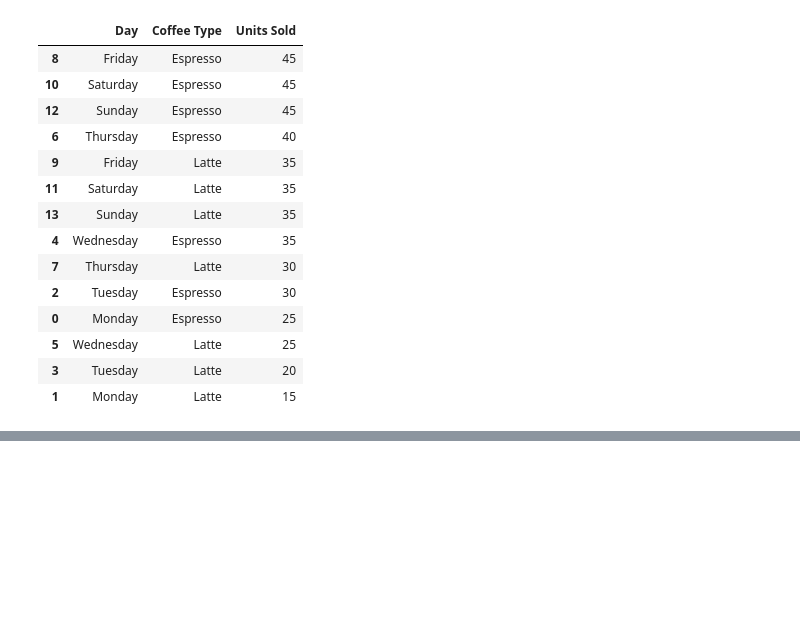
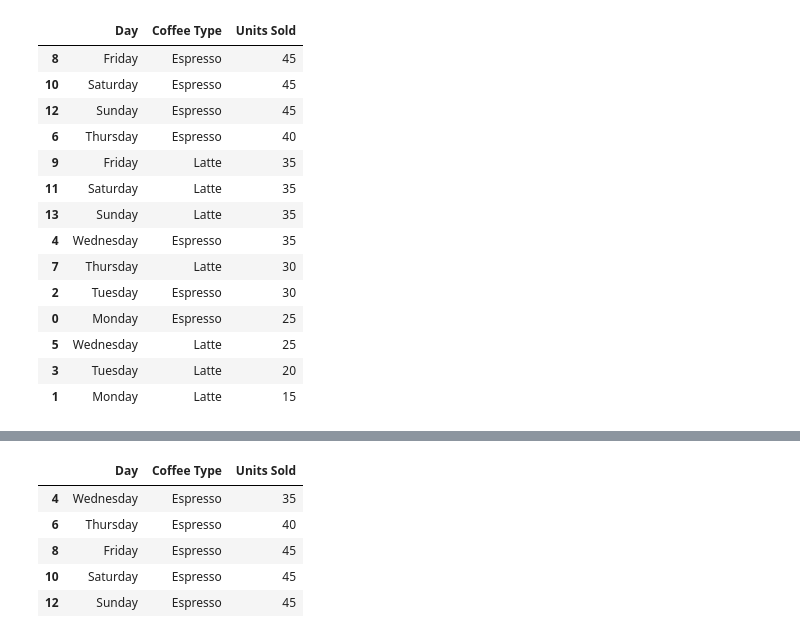
Before and after one commit to gardevoeri/Python, a Jupyter notebook: YT_Projects/data_analysis_python/tutorial.ipynb, the cells around one changed output, grey strips where cells are left out. Saved outputs shown, nothing was run; the diff lists cells and outputs as text; code cells hidden in the pictures; blank space fills up the shorter version.

```diff
--- a/YT_Projects/data_analysis_python/tutorial.ipynb
+++ b/YT_Projects/data_analysis_python/tutorial.ipynb
@@ -193,0 +208,9 @@ df.sort_values(['Units Sold', 'Day'], ascending=[0,1])
+# %%
+df[(df['Units Sold'] > 30) & (df['Coffee Type'] == 'Espresso')]
+# %% [output]
+|  | Day | Coffee Type | Units Sold |
+| 4 | Wednesday | Espresso | 35 |
+| 6 | Thursday | Espresso | 40 |
+| 8 | Friday | Espresso | 45 |
+| 10 | Saturday | Espresso | 45 |
+| 12 | Sunday | Espresso | 45 |
```
Also changed, not shown: parts of 9 cells of this notebook.
